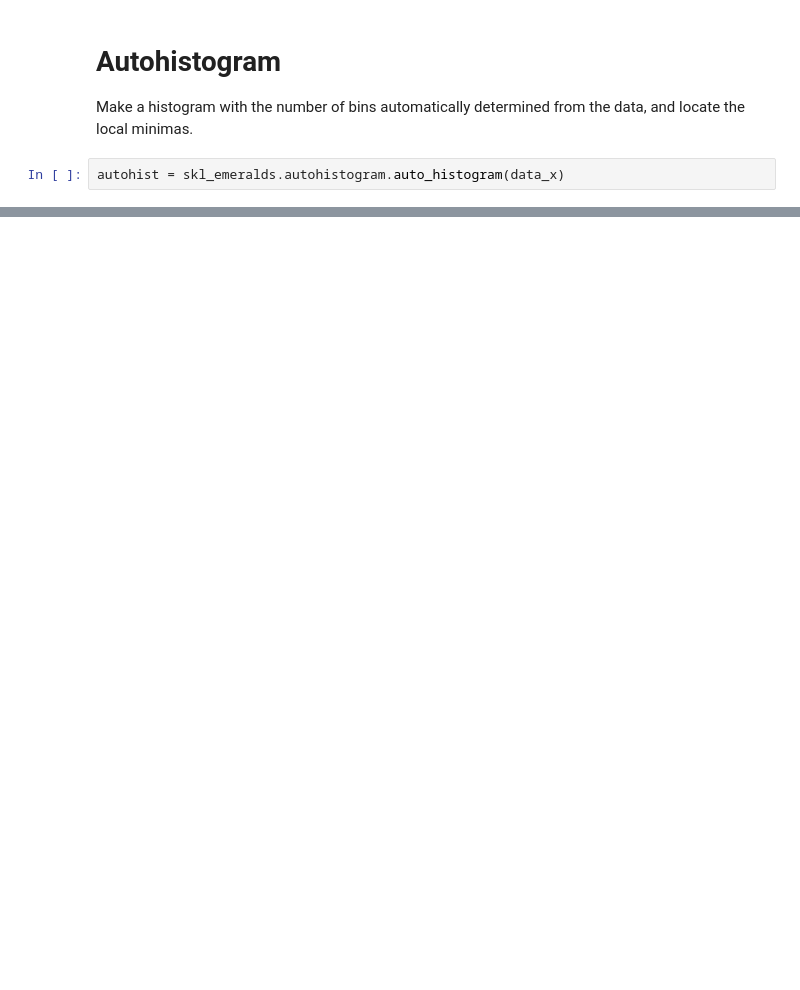
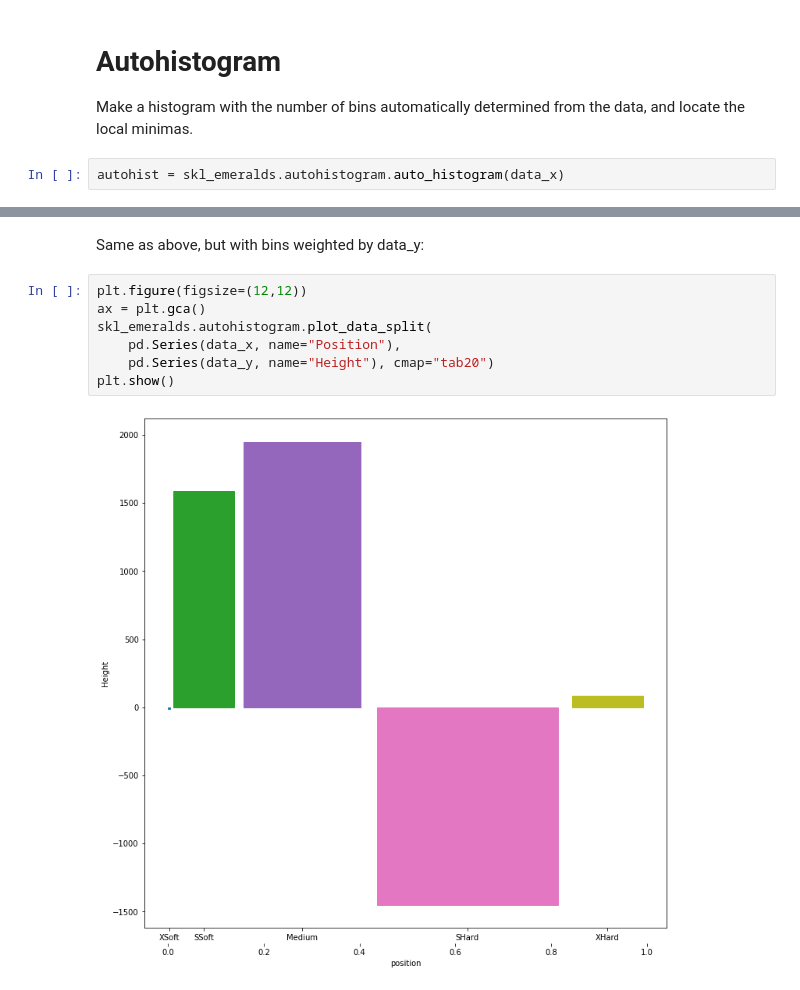
Before and after one commit to emerald-geomodelling/scikit-learn-emeralds, a Jupyter notebook: docs/Example usage autohist.ipynb, the cells around one changed output, grey strips where cells are left out. Cells and saved outputs as stored; diff of their text form; blank space fills up the shorter version.

```diff
--- a/docs/Example usage autohist.ipynb
+++ b/docs/Example usage autohist.ipynb
@@ -58,0 +59,11 @@ plt.show()
+# %% [markdown]
+Same as above, but with bins weighted by data_y:
+# %%
+plt.figure(figsize=(12,12))
+ax = plt.gca()
+skl_emeralds.autohistogram.plot_data_split(
+    pd.Series(data_x, name="Position"),
+    pd.Series(data_y, name="Height"), cmap="tab20")
+plt.show()
+# %% [output]
+[figure, added]
```
Also changed, not shown: parts of 11 cells of this notebook, 2 other files.
